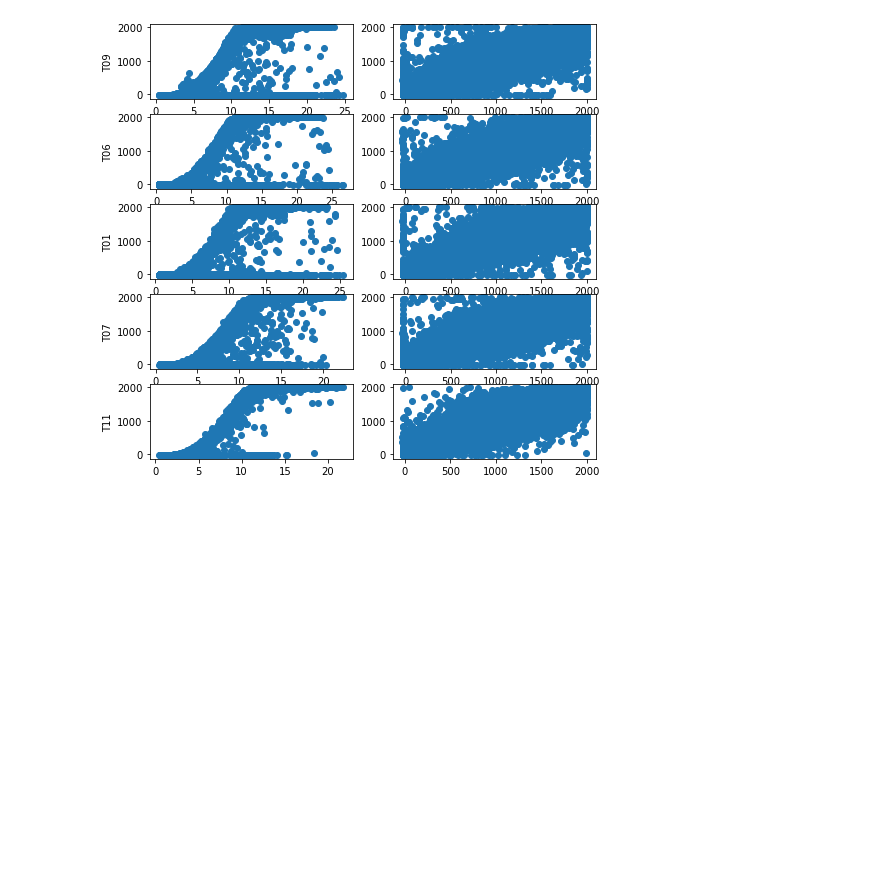
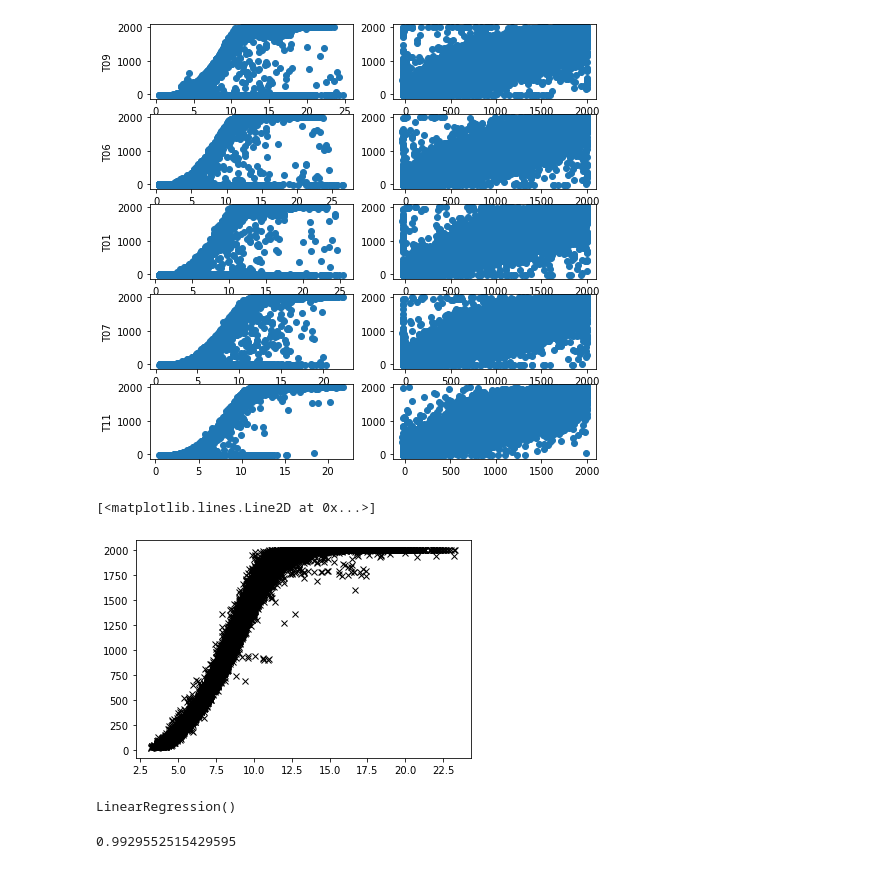
Before and after one commit to lalcayag/Capstone_group_1, a Jupyter notebook: Capstone_1.ipynb, the cells around one changed output. Drawn from its saved outputs; the diff is of its cells as text; code cells hidden in the pictures; blank space fills up the shorter version.

```diff
--- a/Capstone_1.ipynb
+++ b/Capstone_1.ipynb
@@ -191,3 +182,14 @@ for i, t in enumerate(turbinesid):
     ax[i,0].set_ylabel(t)
 # %% [output]
 [figure]
+# %%
+turbinesid   = dataset_ch[channels[0]].unique()
+dataset_turb = [group[channels[1:]] for _, group in dataset_ch.groupby(channels[0])]
+dataset_turb = [pd.DataFrame(columns=[c+'_'+t for c in channels[1:]],
+                             data=p.values,index=p.index) for t,p in zip(turbinesid,dataset_turb)]
+dataset_turb = pd.concat([p[~p.index.duplicated()] for p in dataset_turb],axis=1,join='inner')
+#Wind farm power as a new column
+#total,mean
+dataset_turb['Grd_Prod_Pwr_Avg'] = dataset_turb[['Grd_Prod_Pwr_Avg'+'_'+t for t in turbinesid]].sum(axis=1)
+#total,std
+dataset_turb['Grd_Prod_Pwr_Std'] = ((dataset_turb[['Grd_Prod_Pwr_Std'+'_'+t for t in turbinesid]]**2).sum(axis=1))**.5
@@ -193,0 +204,9 @@ for i, t in enumerate(turbinesid):
+# %%
+ind = dataset_turb.Status_Flag_T01==0
+X_input = dataset_turb[['Amb_WindSpeed_Avg_T01','Amb_WindSpeed_Std_T01','Amb_WindDir_Relative_Avg_T01']][ind].values
+y_output = dataset_turb['Grd_Prod_Pwr_Avg_T01'][ind].values
+fig,ax = plt.subplots()
+ax.plot(X_input[:,0], y_output,'kx')
+# %% [output]
+[<matplotlib.lines.Line2D at 0x...>]
+[figure, added]
@@ -193,0 +217,9 @@ for i, t in enumerate(turbinesid):
+# %%
+PolynomialDegree = 6
+PolyFeaturesObj = PolynomialFeatures(degree = PolynomialDegree)
+X_poly_train = PolyFeaturesObj.fit_transform(X_train)
+X_poly_test = PolyFeaturesObj.fit_transform(X_test)
+PolyRegModel = LinearRegression()
+PolyRegModel.fit(X_poly_train,y_train)
+# %% [output]
+LinearRegression()
@@ -193,0 +228,4 @@ for i, t in enumerate(turbinesid):
+# %%
+rsq_train
+# %% [output]
+0.9929552515429595
```
Also changed, not shown: parts of 35 cells of this notebook.
